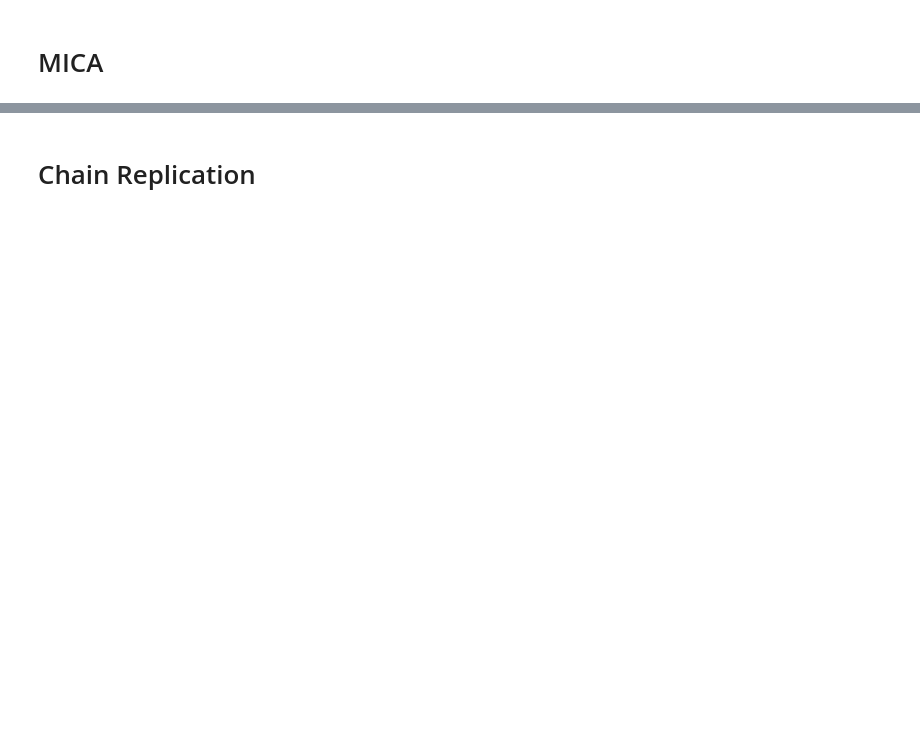
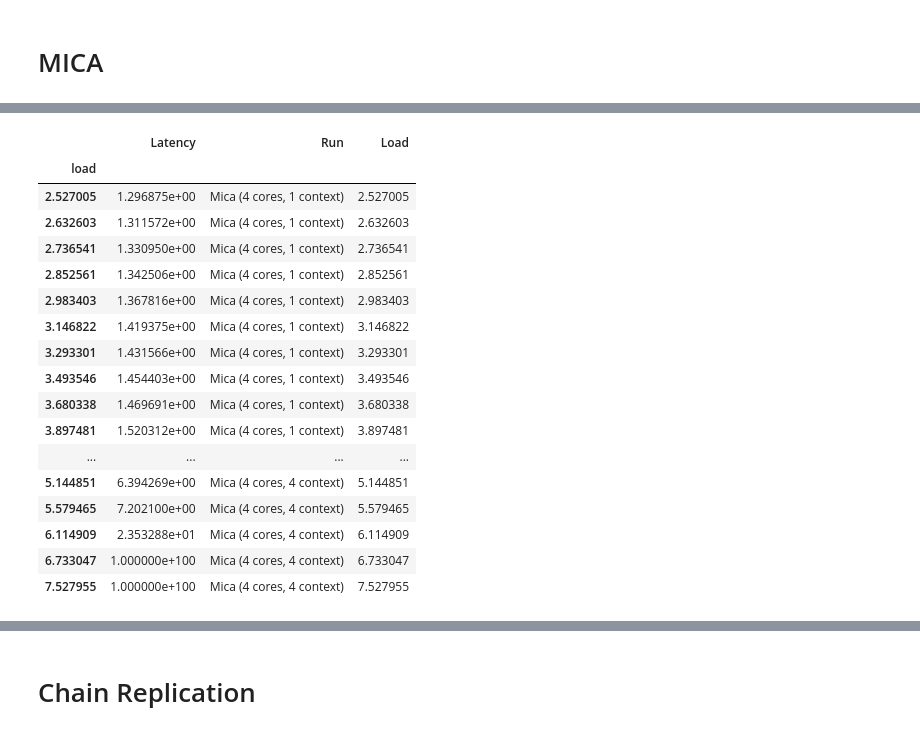
Before and after one commit to sibanez12/firesim, a Jupyter notebook: deploy/nanoPU-evaluations.ipynb, the cells around one changed output, grey strips where cells are left out. Cells and saved outputs as stored; diff of their text form; code cells hidden in the pictures; blank space fills up the shorter version.

```diff
--- a/deploy/nanoPU-evaluations.ipynb
+++ b/deploy/nanoPU-evaluations.ipynb
@@ -363,3 +384,35 @@ plt.show()
 # %% [output]
 [interactive output not drawn]
 [interactive output not drawn]
+# %%
+mica_1ctx_tail_df = pd.DataFrame()
+mica_1ctx_tail_df['Latency'] = pd.Series(mica_1ctx_tail)
+mica_1ctx_tail_df['Run'] = 'Mica (4 cores, 1 context)'
+mica_1ctx_tail_df['Load'] = mica_1ctx_tail_df.index
+
+mica_4ctx_tail_df = pd.DataFrame()
+mica_4ctx_tail_df['Latency'] = pd.Series(mica_4ctx_tail)
+mica_4ctx_tail_df['Run'] = 'Mica (4 cores, 4 context)'
+mica_4ctx_tail_df['Load'] = mica_4ctx_tail_df.index
+
+mica_tail_df = pd.concat([mica_1ctx_tail_df, mica_4ctx_tail_df])
+mica_tail_df
+# %% [output]
+|  | Latency | Run | Load |
+| load |  |  |  |
+| 2.527005 | 1.296875e+00 | Mica (4 cores, 1 context) | 2.527005 |
+| 2.632603 | 1.311572e+00 | Mica (4 cores, 1 context) | 2.632603 |
+| 2.736541 | 1.330950e+00 | Mica (4 cores, 1 context) | 2.736541 |
+| 2.852561 | 1.342506e+00 | Mica (4 cores, 1 context) | 2.852561 |
+| 2.983403 | 1.367816e+00 | Mica (4 cores, 1 context) | 2.983403 |
+| 3.146822 | 1.419375e+00 | Mica (4 cores, 1 context) | 3.146822 |
+| 3.293301 | 1.431566e+00 | Mica (4 cores, 1 context) | 3.293301 |
+| 3.493546 | 1.454403e+00 | Mica (4 cores, 1 context) | 3.493546 |
+| 3.680338 | 1.469691e+00 | Mica (4 cores, 1 context) | 3.680338 |
+| 3.897481 | 1.520312e+00 | Mica (4 cores, 1 context) | 3.897481 |
+| ... | ... | ... | ... |
+| 5.144851 | 6.394269e+00 | Mica (4 cores, 4 context) | 5.144851 |
+| 5.579465 | 7.202100e+00 | Mica (4 cores, 4 context) | 5.579465 |
+| 6.114909 | 2.353288e+01 | Mica (4 cores, 4 context) | 6.114909 |
+| 6.733047 | 1.000000e+100 | Mica (4 cores, 4 context) | 6.733047 |
+| 7.527955 | 1.000000e+100 | Mica (4 cores, 4 context) | 7.527955 |
```
Also changed, not shown: parts of 9 cells of this notebook, 4 other files.
